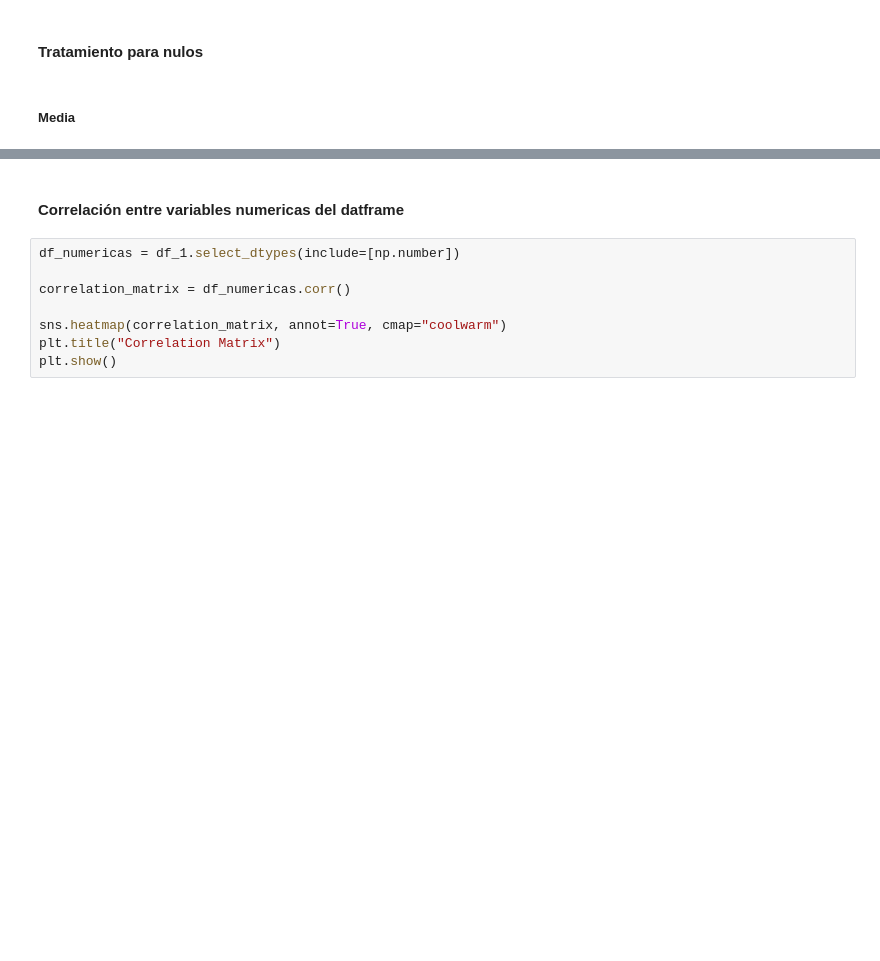
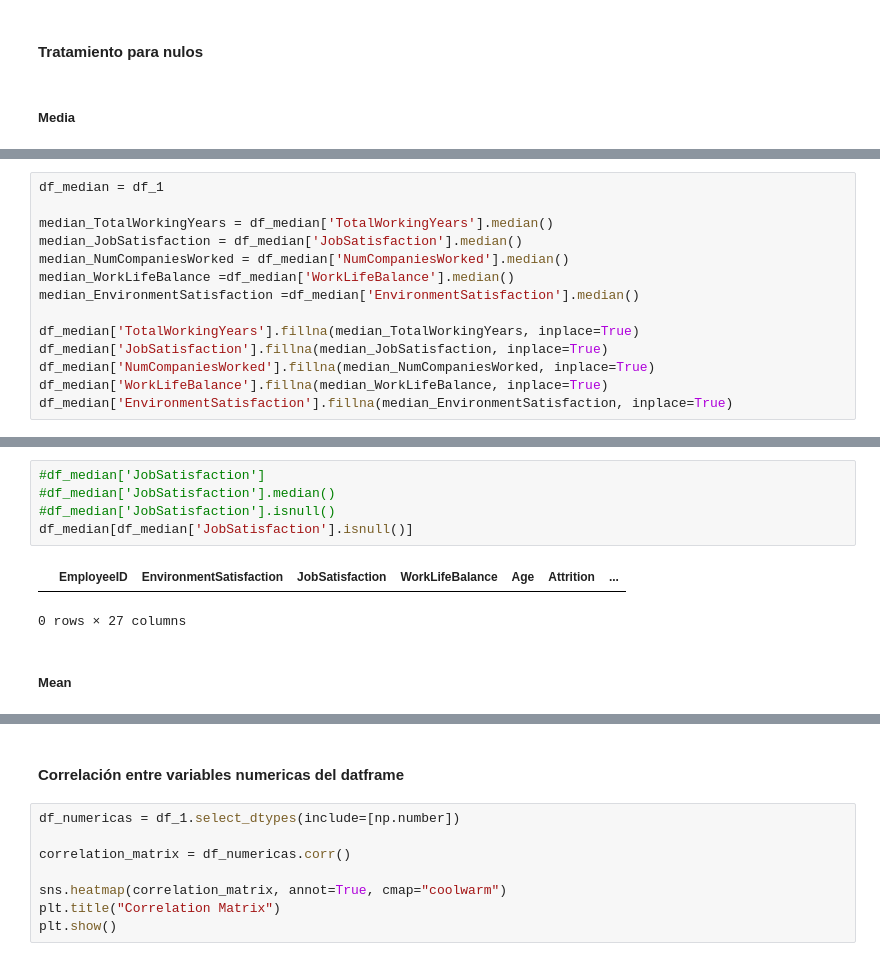
Before and after one commit to Nat280200/PROYECTO_ANALITICA_II, a Jupyter notebook: Entrega_uno.ipynb, the cells around one changed output, grey strips where cells are left out. Cells and saved outputs as stored; diff of their text form; blank space fills up the shorter version.

```diff
--- a/Entrega_uno.ipynb
+++ b/Entrega_uno.ipynb
@@ -217,0 +213,14 @@ df_mediana =
+# %%
+df_median = df_1
+
+median_TotalWorkingYears = df_median['TotalWorkingYears'].median()
+median_JobSatisfaction = df_median['JobSatisfaction'].median()
+median_NumCompaniesWorked = df_median['NumCompaniesWorked'].median()
+median_WorkLifeBalance =df_median['WorkLifeBalance'].median()
+median_EnvironmentSatisfaction =df_median['EnvironmentSatisfaction'].median()
+
+df_median['TotalWorkingYears'].fillna(median_TotalWorkingYears, inplace=True)
+df_median['JobSatisfaction'].fillna(median_JobSatisfaction, inplace=True)
+df_median['NumCompaniesWorked'].fillna(median_NumCompaniesWorked, inplace=True)
+df_median['WorkLifeBalance'].fillna(median_WorkLifeBalance, inplace=True)
+df_median['EnvironmentSatisfaction'].fillna(median_EnvironmentSatisfaction, inplace=True)
@@ -217,0 +248,10 @@ df_mediana =
+# %%
+#df_median['JobSatisfaction']
+#df_median['JobSatisfaction'].median()
+#df_median['JobSatisfaction'].isnull()
+df_median[df_median['JobSatisfaction'].isnull()]
+# %% [output]
+|  | EmployeeID | EnvironmentSatisfaction | JobSatisfaction | WorkLifeBalance | Age | Attrition | ... |
+0 rows × 27 columns
+# %% [markdown]
+##### Mean
```
Also changed, not shown: parts of 5 cells of this notebook.
